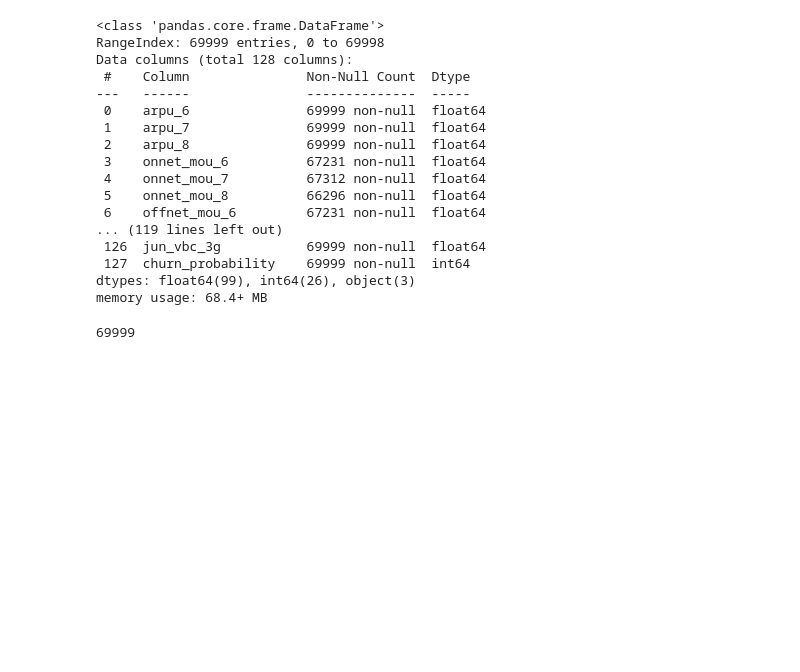
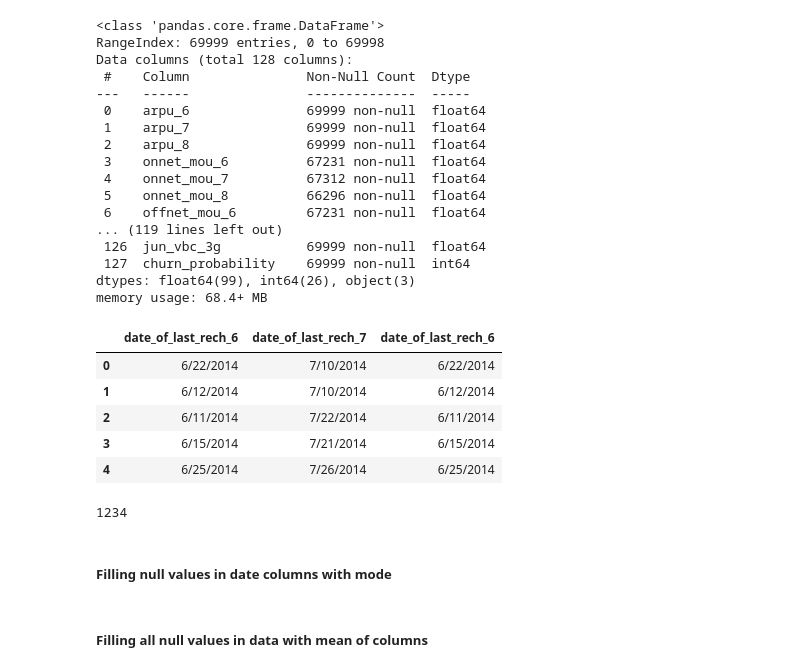
Before and after one commit to simplyshravan/Telecom-Churn-Case-Study, a Jupyter notebook: Telecom Churn.ipynb, the cells around one changed output. Saved outputs shown, nothing was run; the diff lists cells and outputs as text; code cells hidden in the pictures; blank space fills up the shorter version.

Commit message:
Data Prep is complete

```diff
--- a/Telecom Churn.ipynb
+++ b/Telecom Churn.ipynb
@@ -138,7 +138,13 @@ Data columns (total 128 columns):
  127  churn_probability    69999 non-null  int64
 dtypes: float64(99), int64(26), object(3)
 memory usage: 68.4+ MB
-# %%
-df['id'].nunique()
-# %% [output]
-69999
+# %%
+#checking on object data types
+df[['date_of_last_rech_6','date_of_last_rech_7','date_of_last_rech_8']].head()
+# %% [output]
+|  | date_of_last_rech_6 | date_of_last_rech_7 | date_of_last_rech_6 |
+| 0 | 6/22/2014 | 7/10/2014 | 6/22/2014 |
+| 1 | 6/12/2014 | 7/10/2014 | 6/12/2014 |
+| 2 | 6/11/2014 | 7/22/2014 | 6/11/2014 |
+| 3 | 6/15/2014 | 7/21/2014 | 6/15/2014 |
+| 4 | 6/25/2014 | 7/26/2014 | 6/25/2014 |
@@ -144,0 +156,6 @@ df['id'].nunique()
+# %%
+df['date_of_last_rech_7'].isna().sum()
+# %% [output]
+1234
+# %% [markdown]
+##### Filling null values in date columns with mode
@@ -144,0 +166,2 @@ df['id'].nunique()
+# %% [markdown]
+##### Filling all null values in data with mean of columns
```
Also changed, not shown: parts of 10 cells of this notebook.
